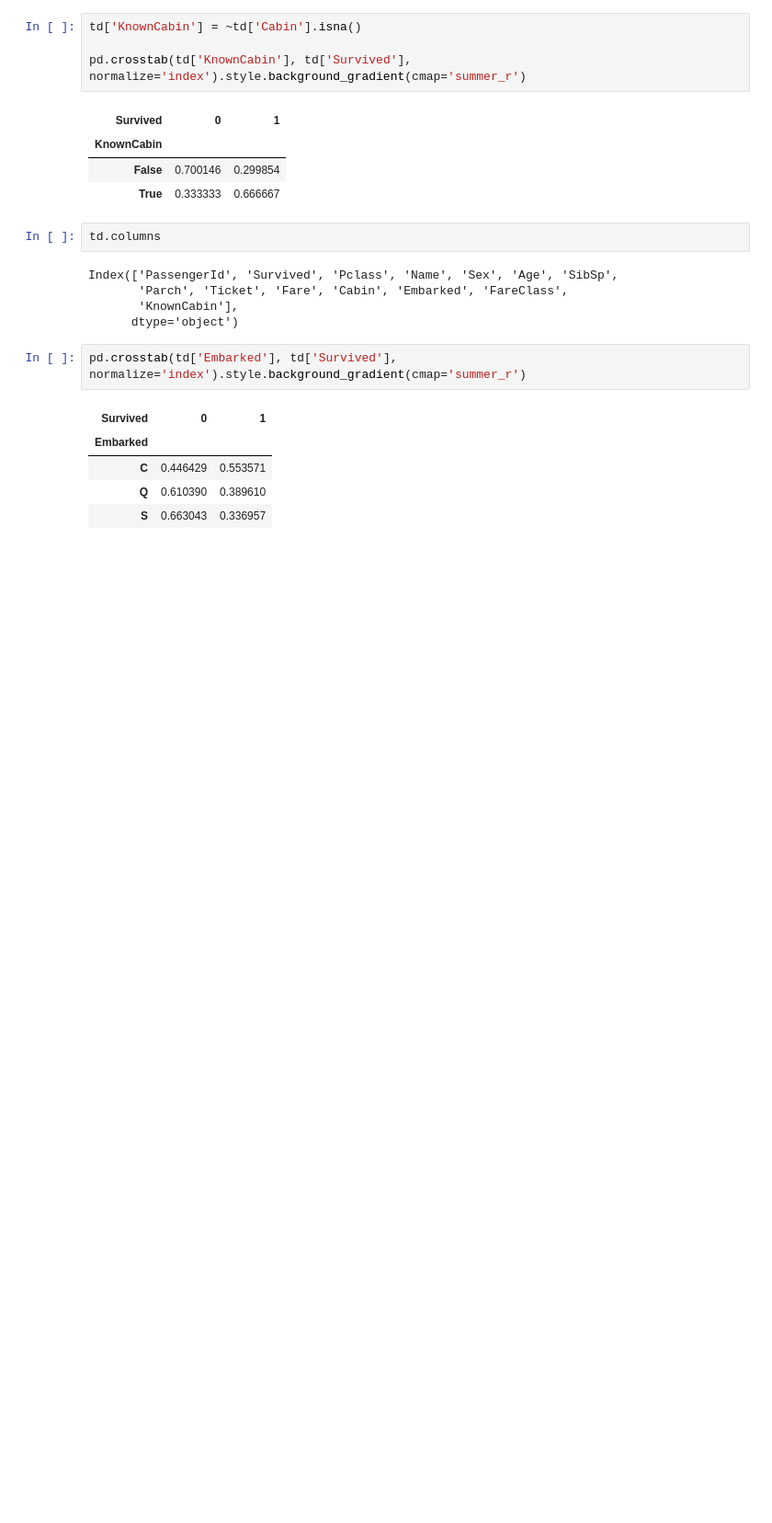
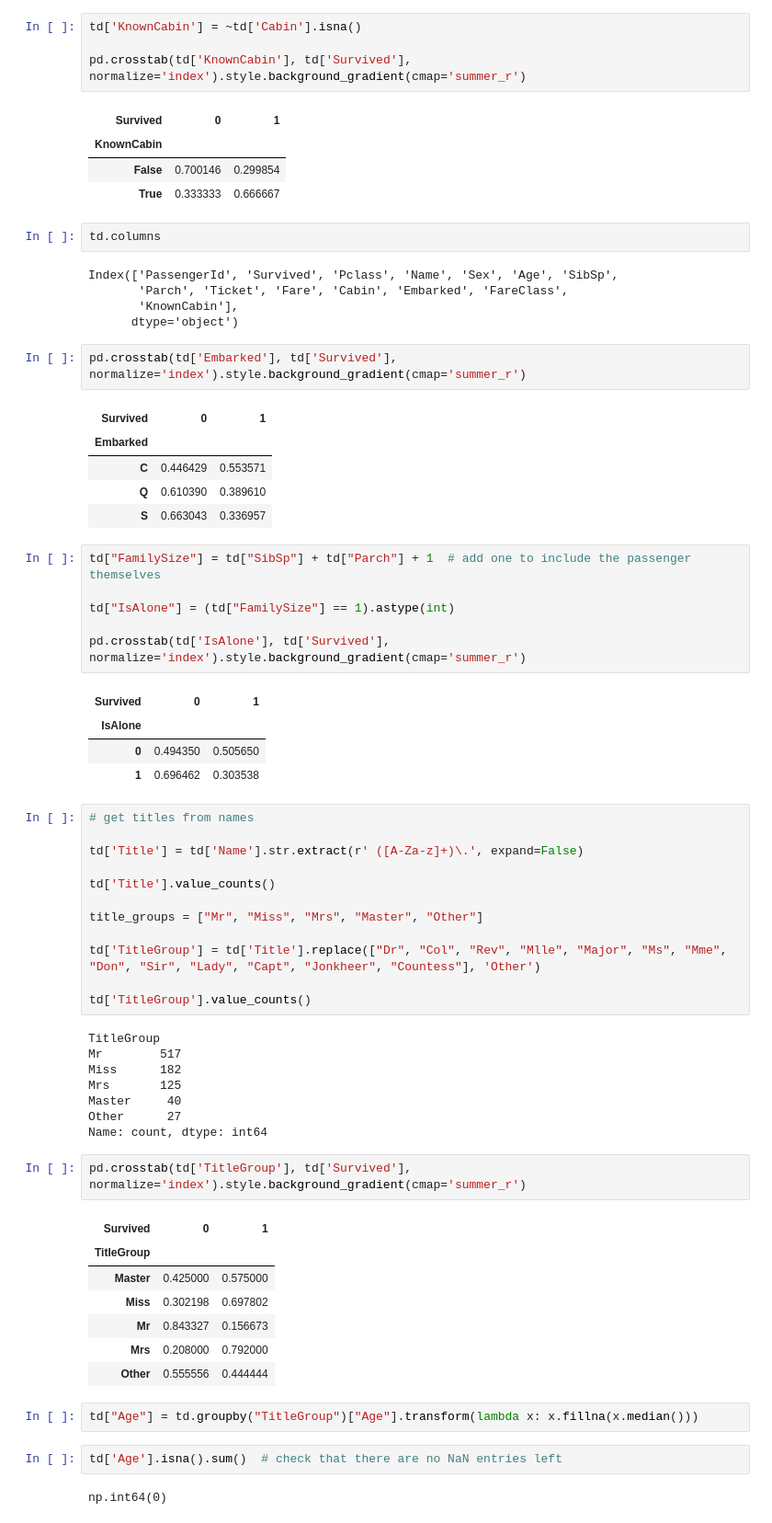
Before and after one commit to andreas-hackl/titanic, a Jupyter notebook: 00-first_look.ipynb, the cells around one changed output. Shown at 92% size. Saved outputs shown, nothing was run; the diff lists cells and outputs as text; blank space fills up the shorter version.

```diff
--- a/00-first_look.ipynb
+++ b/00-first_look.ipynb
@@ -251,3 +251,50 @@ pd.crosstab(td['Embarked'], td['Survived'], normalize='index').style.background_
 | C | 0.446429 | 0.553571 |
 | Q | 0.610390 | 0.389610 |
 | S | 0.663043 | 0.336957 |
+# %%
+td["FamilySize"] = td["SibSp"] + td["Parch"] + 1  # add one to include the passenger themselves
+
+td["IsAlone"] = (td["FamilySize"] == 1).astype(int)
+
+pd.crosstab(td['IsAlone'], td['Survived'], normalize='index').style.background_gradient(cmap='summer_r')
+# %% [output]
+| Survived | 0 | 1 |
+| IsAlone |  |  |
+| 0 | 0.494350 | 0.505650 |
+| 1 | 0.696462 | 0.303538 |
+# %%
+# get titles from names
+
+td['Title'] = td['Name'].str.extract(r' ([A-Za-z]+)\.', expand=False)
+
+td['Title'].value_counts()
+
+title_groups = ["Mr", "Miss", "Mrs", "Master", "Other"]
+
+td['TitleGroup'] = td['Title'].replace(["Dr", "Col", "Rev", "Mlle", "Major", "Ms", "Mme", "Don", "Sir", "Lady", "Capt", "Jonkheer", "Countess"], 'Other')
+
+td['TitleGroup'].value_counts()
+# %% [output]
+TitleGroup
+Mr        517
+Miss      182
+Mrs       125
+Master     40
+Other      27
+Name: count, dtype: int64
+# %%
+pd.crosstab(td['TitleGroup'], td['Survived'], normalize='index').style.background_gradient(cmap='summer_r')
+# %% [output]
+| Survived | 0 | 1 |
+| TitleGroup |  |  |
+| Master | 0.425000 | 0.575000 |
+| Miss | 0.302198 | 0.697802 |
+| Mr | 0.843327 | 0.156673 |
+| Mrs | 0.208000 | 0.792000 |
+| Other | 0.555556 | 0.444444 |
+# %%
+td["Age"] = td.groupby("TitleGroup")["Age"].transform(lambda x: x.fillna(x.median()))
+# %%
+td['Age'].isna().sum()  # check that there are no NaN entries left
+# %% [output]
+np.int64(0)
```
Also changed, not shown: parts of 7 cells of this notebook, 15 other files.
